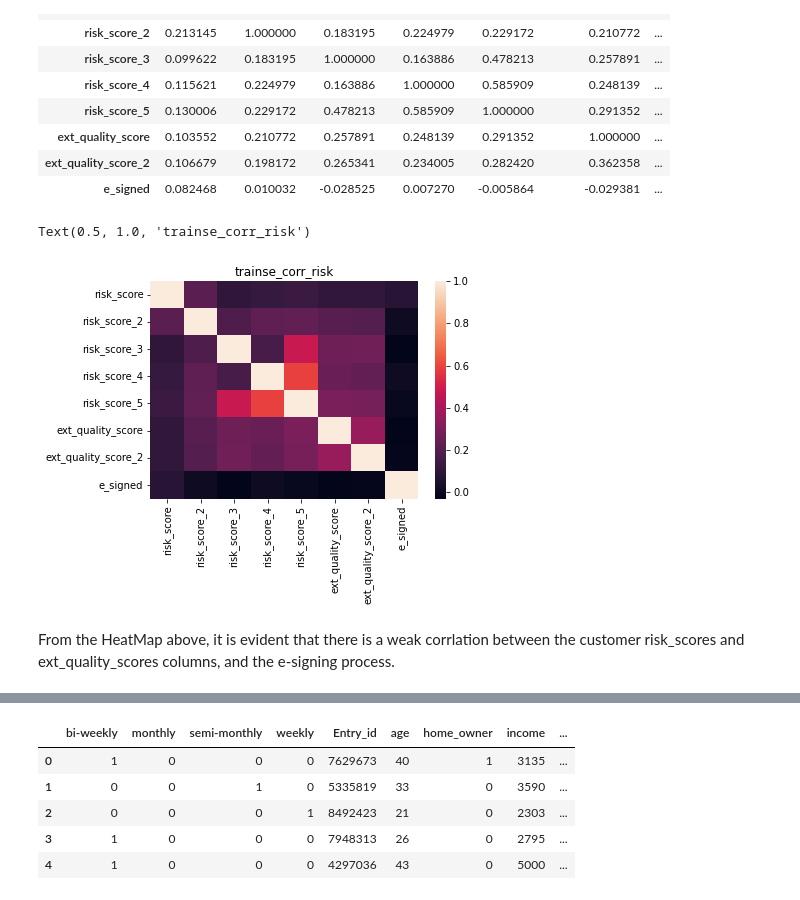
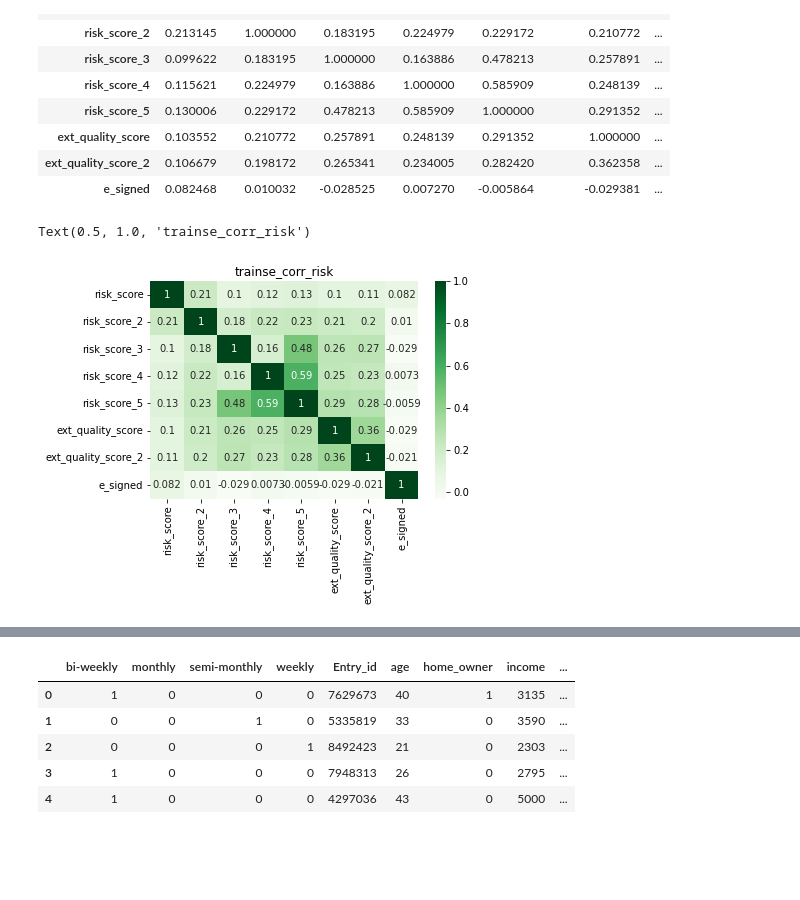
Before and after one commit to Apprentice-doa/DataFestAfrica-Hackathon--E-Process-Applicaton-Classification, a Jupyter notebook: Borrowme EDA.ipynb, the cells around one changed output, grey strips where cells are left out. Drawn from its saved outputs; the diff is of its cells as text; code cells hidden in the pictures; blank space fills up the shorter version.

```diff
--- a/Borrowme EDA.ipynb
+++ b/Borrowme EDA.ipynb
@@ -282,10 +282,8 @@ trainset_corr_risk
 | ext_quality_score_2 | 0.106679 | 0.198172 | 0.265341 | 0.234005 | 0.282420 | 0.362358 | ... |
 | e_signed | 0.082468 | 0.010032 | -0.028525 | 0.007270 | -0.005864 | -0.029381 | ... |
 # %%
-sns.heatmap(trainset_corr_risk)
+sns.heatmap(trainset_corr_risk, annot = True, cmap = "Greens")
 plt.title("trainse_corr_risk")
 # %% [output]
 Text(0.5, 1.0, 'trainse_corr_risk')
-[figure, old version]
+[figure, new version]
-# %% [markdown]
-From the HeatMap above, it is evident that there is a weak corrlation between the customer risk_scores and ext_quality_scores columns, and the e-signing process.
```
Also changed, not shown: parts of 23 cells of this notebook.
